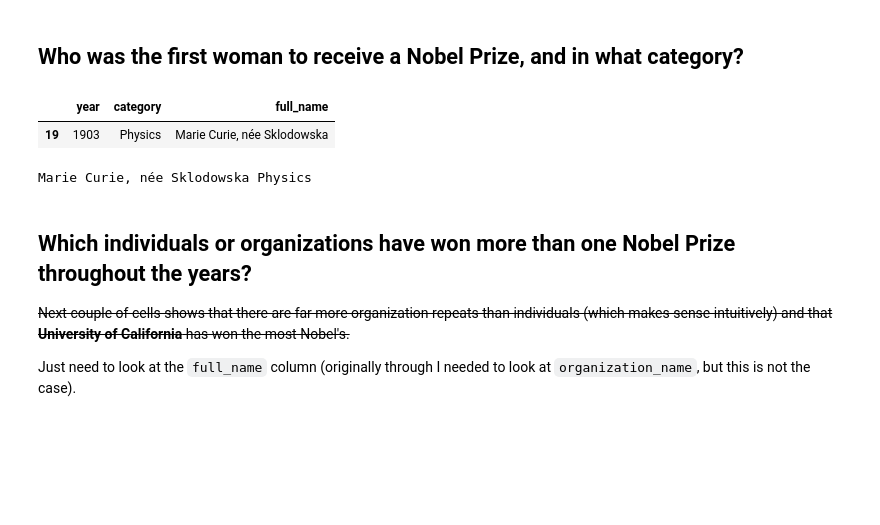
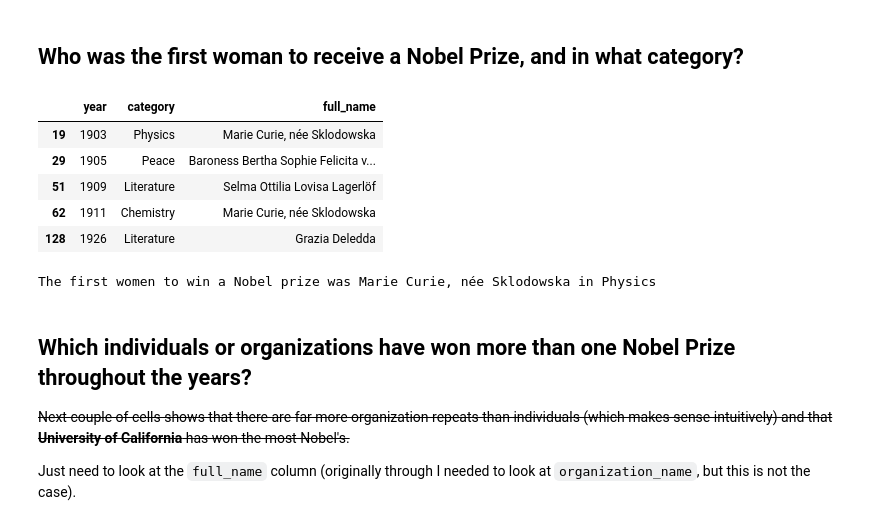
Before and after one commit to MichaelSzczepaniak/DSPortfolio, a Jupyter notebook: Nobel_Winners/NobelWinners.ipynb, the cells around one changed output. Saved outputs shown, nothing was run; the diff lists cells and outputs as text; code cells hidden in the pictures; blank space fills up the shorter version.

```diff
--- a/Nobel_Winners/NobelWinners.ipynb
+++ b/Nobel_Winners/NobelWinners.ipynb
@@ -330,17 +401,22 @@ max_female_dict = {max_female_decade : max_female_category}
 # %%
 df_fem_year_cat_name = df_nobel.loc[df_sex_cat['sex'] == 'Female']
 df_fem_sorted = df_fem_year_cat_name.loc[:, ['year', 'category', 'full_name']].sort_values("year")
-df_first_woman = df_fem_sorted.iloc[:1, :]
-df_first_woman
+df_fem_sorted.head()
 # %% [output]
 |  | year | category | full_name |
 | 19 | 1903 | Physics | Marie Curie, née Sklodowska |
+| 29 | 1905 | Peace | Baroness Bertha Sophie Felicita v... |
+| 51 | 1909 | Literature | Selma Ottilia Lovisa Lagerlöf |
+| 62 | 1911 | Chemistry | Marie Curie, née Sklodowska |
+| 128 | 1926 | Literature | Grazia Deledda |
 # %%
+df_first_woman = df_fem_sorted.iloc[:1, :]
+df_first_woman
 first_woman_name = df_first_woman['full_name'].values[0]
 first_woman_category = df_first_woman['category'].values[0]
-print(first_woman_name, first_woman_category)
+print(f"The first women to win a Nobel prize was {first_woman_name} in {first_woman_category}")
 # %% [output]
-Marie Curie, née Sklodowska Physics
+The first women to win a Nobel prize was Marie Curie, née Sklodowska in Physics
 # %% [markdown]
 ## Which individuals or organizations have won more than one Nobel Prize throughout the years?
 
```
Also changed, not shown: parts of 7 cells of this notebook.
